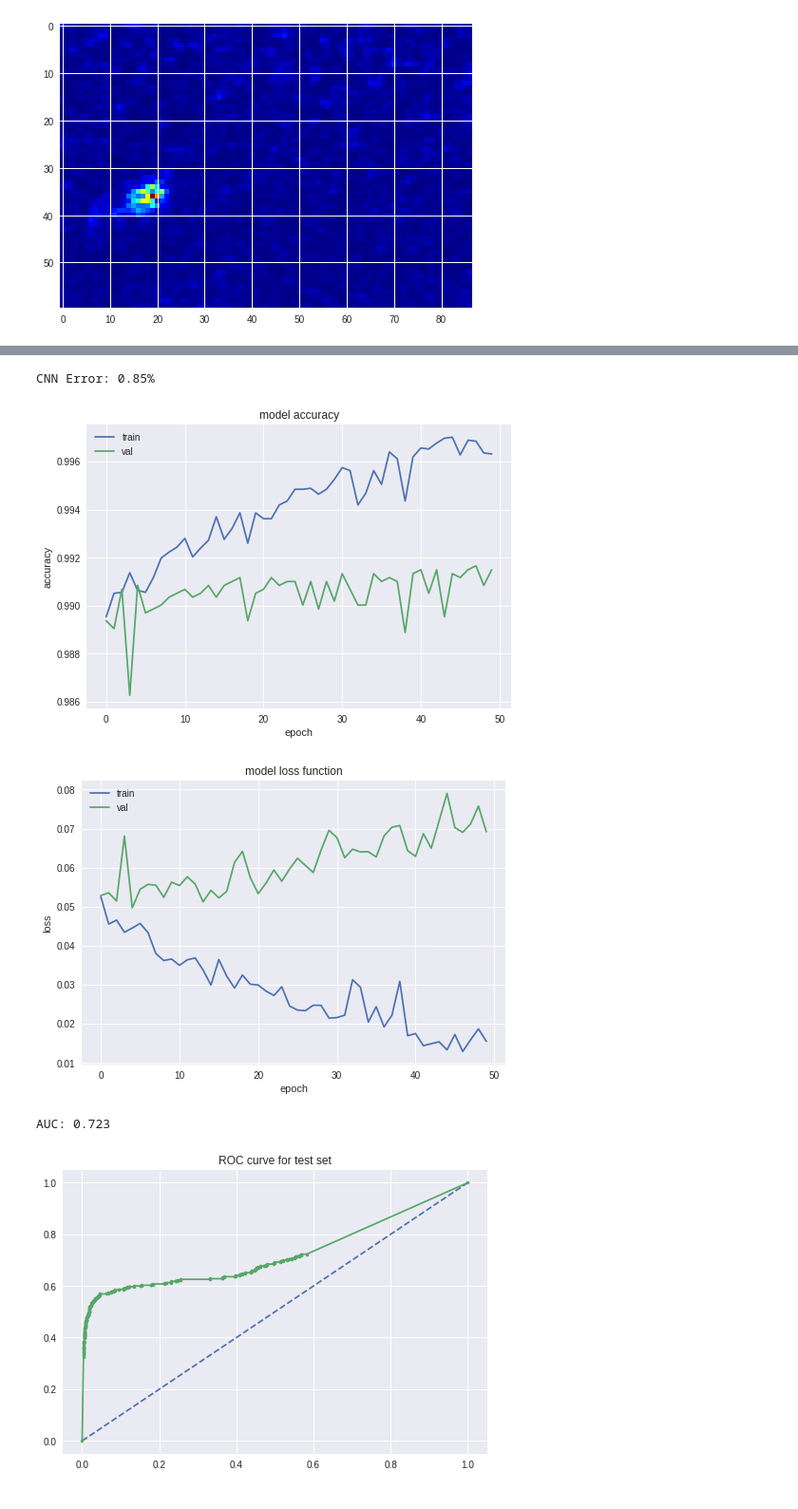
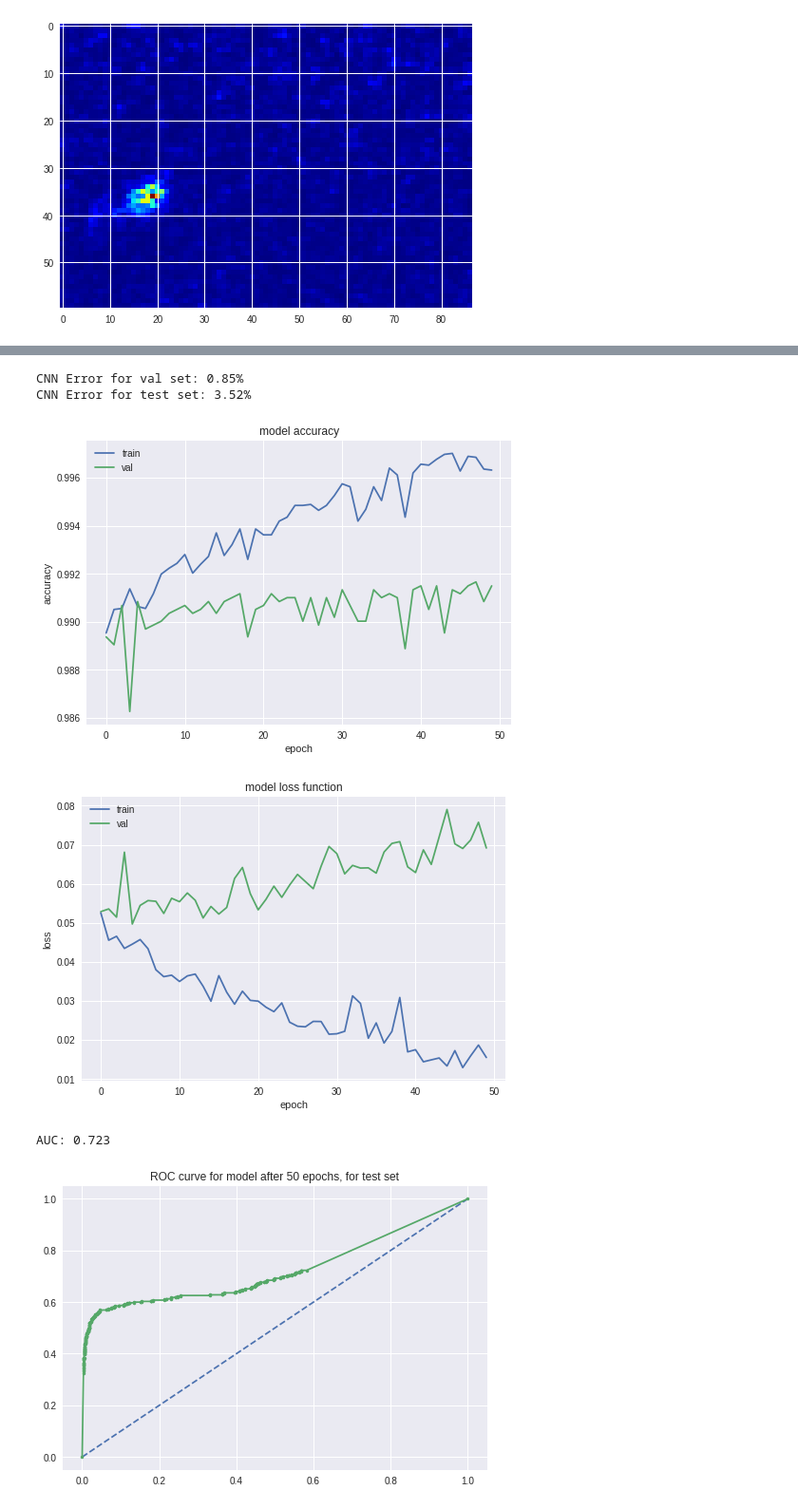
Before and after one commit to hannape/CNN-pierwsze-podejscie, a Jupyter notebook: CNN_modified.ipynb, the cells around one changed output, grey strips where cells are left out. Shown at 95% size. Drawn from its saved outputs; the diff is of its cells as text; code cells hidden in the pictures.

Commit message:
the same as before, cleaned code. 50 epochs,

```diff
--- a/CNN_modified.ipynb
+++ b/CNN_modified.ipynb
@@ -165,8 +157,10 @@ CNN Error: 3.52%
 dict_keys(['val_loss', 'val_acc', 'loss', 'acc'])
 # %%
 # Final evaluation of the model
-scores = model.evaluate(X_val, y_val, verbose=0)
-print("CNN Error: %.2f%%" % (100-scores[1]*100))
+scores_val = model.evaluate(X_val, y_val, verbose=0)
+print("CNN Error for val set: %.2f%%" % (100-scores_val[1]*100))
+scores_test = model.evaluate(X_test, y_test, verbose=0)
+print("CNN Error for test set: %.2f%%" % (100-scores_test[1]*100))
 
 # summarize history for accuracy
 plt.plot(hist.history['acc'])
@@ -179,36 +173,37 @@ plt.show()
 
 # summarize history for loss
 plt.plot(hist.history['loss'])
 plt.plot(hist.history['val_loss'])
 plt.title('model loss function')
 plt.ylabel('loss')
 plt.xlabel('epoch')
 plt.legend(['train', 'val'], loc='upper left')
 plt.show()
 
 # calculate AUC of final model on a test set
 probs = model.predict_proba(X_test)
 # keep probabilities for the positive outcome only
 probs = probs[:, 1]
 y_test2 = numpy.load('drive/My Drive/y_test.npy')  # osobno, bo inny wymiar
 
 auc = roc_auc_score(y_test2, probs)
 print('AUC: %.3f' % auc)
 
 fpr, tpr, thresholds = roc_curve(y_test2, probs)
 # plot no skill
 pyplot.plot([0, 1], [0, 1], linestyle='--')
 # plot the roc curve for the model
 pyplot.plot(fpr, tpr, marker='.')
 # show the plot
-plt.title('ROC curve for test set')
+plt.title('ROC curve for model after 50 epochs, for test set')
 pyplot.show()
 # %% [output]
-CNN Error: 0.85%
+CNN Error for val set: 0.85%
+CNN Error for test set: 3.52%
 [figure]
 [figure]
 AUC: 0.723
-[figure, old version]
+[figure, new version]
 # %%
 c = [0.8733723534664104, 0.8574772613768784, 0.8777842517063424, 0.8441783827958291, 0.8901471011093118, 0.8732985759038697, 0.870764789563691, 0.8637059793876841, 0.8711336773763942, 0.8797713273907715, 0.8697519560512734, 0.862213402545515, 0.8733095479516322, 0.8932972138565614, 0.8866560981884771, 0.8790967356266175, 0.8821269125414289, 0.8770960394691043, 0.8681110673910741, 0.8687954961635667, 0.888716573088972, 0.8936581563932988, 0.8815139912526295, 0.8824882334246409, 0.8859625891005947, 0.8857049351514144, 0.88351279567777, 0.8932506772401895, 0.8701310592187902, 0.8781970277100959, 0.867463716573089, 0.8817724018947593, 0.8872538856182938, 0.8838196346686442, 0.8834473417376698, 0.8979357416347595, 0.8851324969353935, 0.8656442483768936, 0.8705888584530169, 0.8681685760552083, 0.871392088018524, 0.8842986213054468, 0.8853451276541006, 0.875400668916567, 0.8645039121025471, 0.8699399942491336, 0.8575041239765728, 0.8665798992084992, 0.8637332203338529, 0.8637396522239206]
 plt.plot(c)
```
Also changed, not shown: parts of 3 cells of this notebook.
